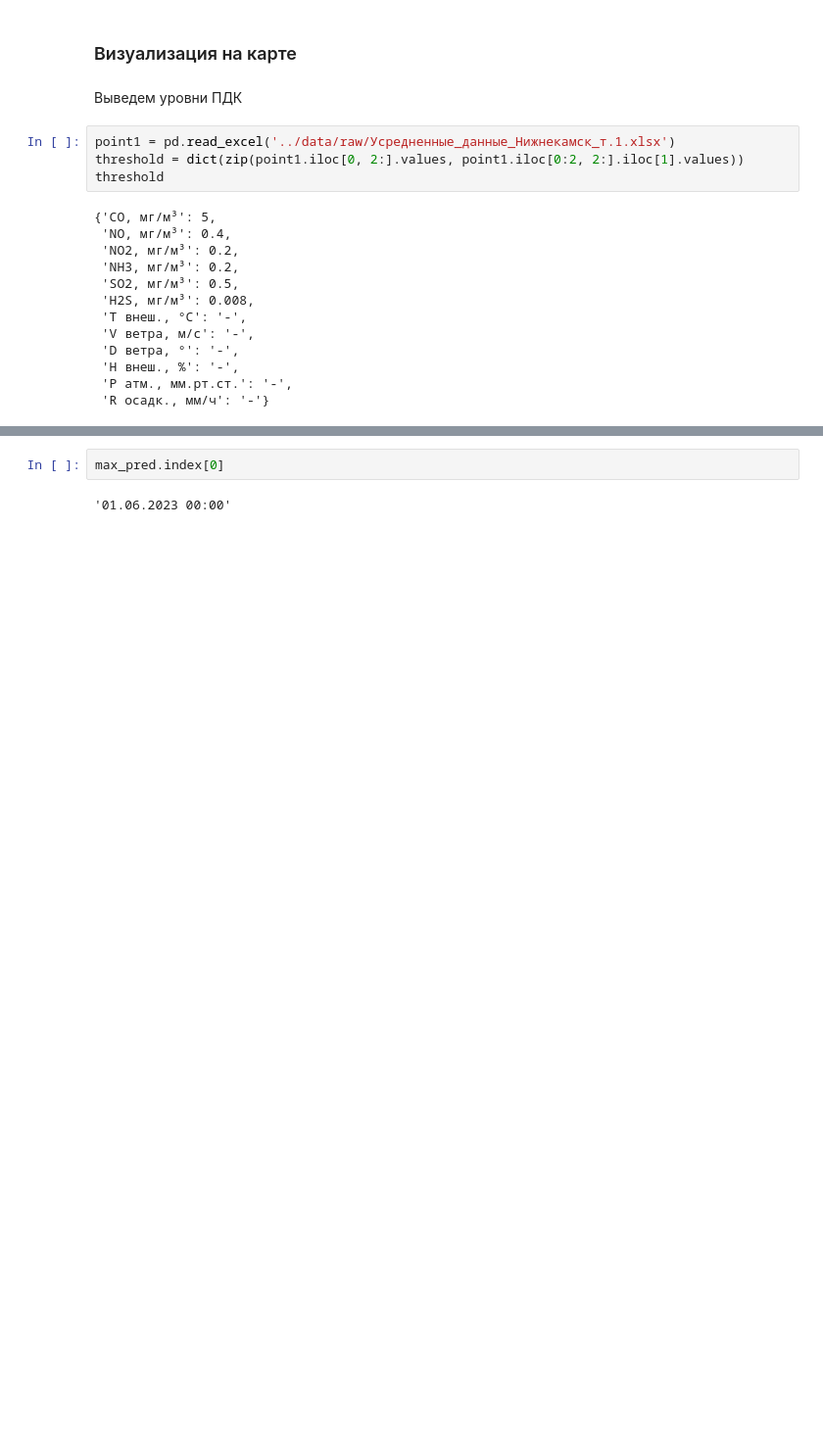
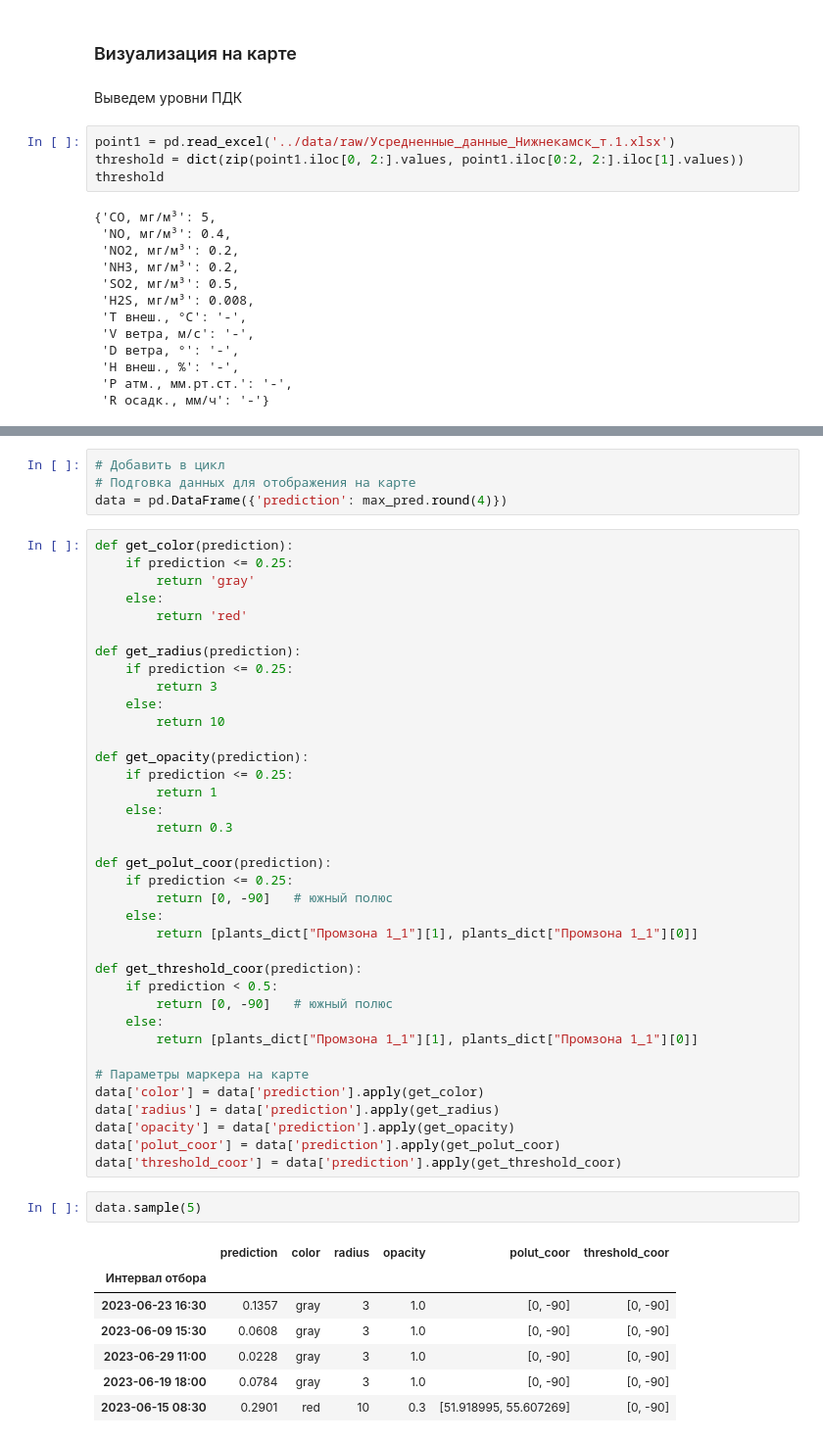
Before and after one commit to Svkhorol/Air_Pollution_Nizhnekamsk, a Jupyter notebook: notebooks/predict_plants.ipynb, the cells around one changed output, grey strips where cells are left out. Shown at 98% size. Drawn from its saved outputs; the diff is of its cells as text; blank space fills up the shorter version.

```diff
--- a/notebooks/predict_plants.ipynb
+++ b/notebooks/predict_plants.ipynb
@@ -436,5 +441,52 @@ max_pred.head()
 dtype: float64
 # %%
-max_pred.index[0]
+# Добавить в цикл
+# Подговка данных для отображения на карте
+data = pd.DataFrame({'prediction': max_pred.round(4)})
-# %% [output]
-'01.06.2023 00:00'
+# %%
+def get_color(prediction):
+    if prediction <= 0.25:
+        return 'gray'
+    else:
+        return 'red'
+
+def get_radius(prediction):
+    if prediction <= 0.25:
+        return 3
+    else:
+        return 10
+
+def get_opacity(prediction):
+    if prediction <= 0.25:
+        return 1
+    else:
+        return 0.3
+
+def get_polut_coor(prediction):
+    if prediction <= 0.25:
+        return [0, -90]   # южный полюс
+    else:
+        return [plants_dict["Промзона 1_1"][1], plants_dict["Промзона 1_1"][0]]
+
+def get_threshold_coor(prediction):
+    if prediction < 0.5:
+        return [0, -90]   # южный полюс
+    else:
+        return [plants_dict["Промзона 1_1"][1], plants_dict["Промзона 1_1"][0]]
+
+# Параметры маркера на карте
+data['color'] = data['prediction'].apply(get_color)
+data['radius'] = data['prediction'].apply(get_radius)
+data['opacity'] = data['prediction'].apply(get_opacity)
+data['polut_coor'] = data['prediction'].apply(get_polut_coor)
+data['threshold_coor'] = data['prediction'].apply(get_threshold_coor)
+# %%
+data.sample(5)
+# %% [output]
+|  | prediction | color | radius | opacity | polut_coor | threshold_coor |
+| Интервал отбора |  |  |  |  |  |  |
+| 2023-06-23 16:30 | 0.1357 | gray | 3 | 1.0 | [0, -90] | [0, -90] |
+| 2023-06-09 15:30 | 0.0608 | gray | 3 | 1.0 | [0, -90] | [0, -90] |
+| 2023-06-29 11:00 | 0.0228 | gray | 3 | 1.0 | [0, -90] | [0, -90] |
+| 2023-06-19 18:00 | 0.0784 | gray | 3 | 1.0 | [0, -90] | [0, -90] |
+| 2023-06-15 08:30 | 0.2901 | red | 10 | 0.3 | [51.918995, 55.607269] | [0, -90] |
```
Also changed, not shown: parts of 21 cells of this notebook.
